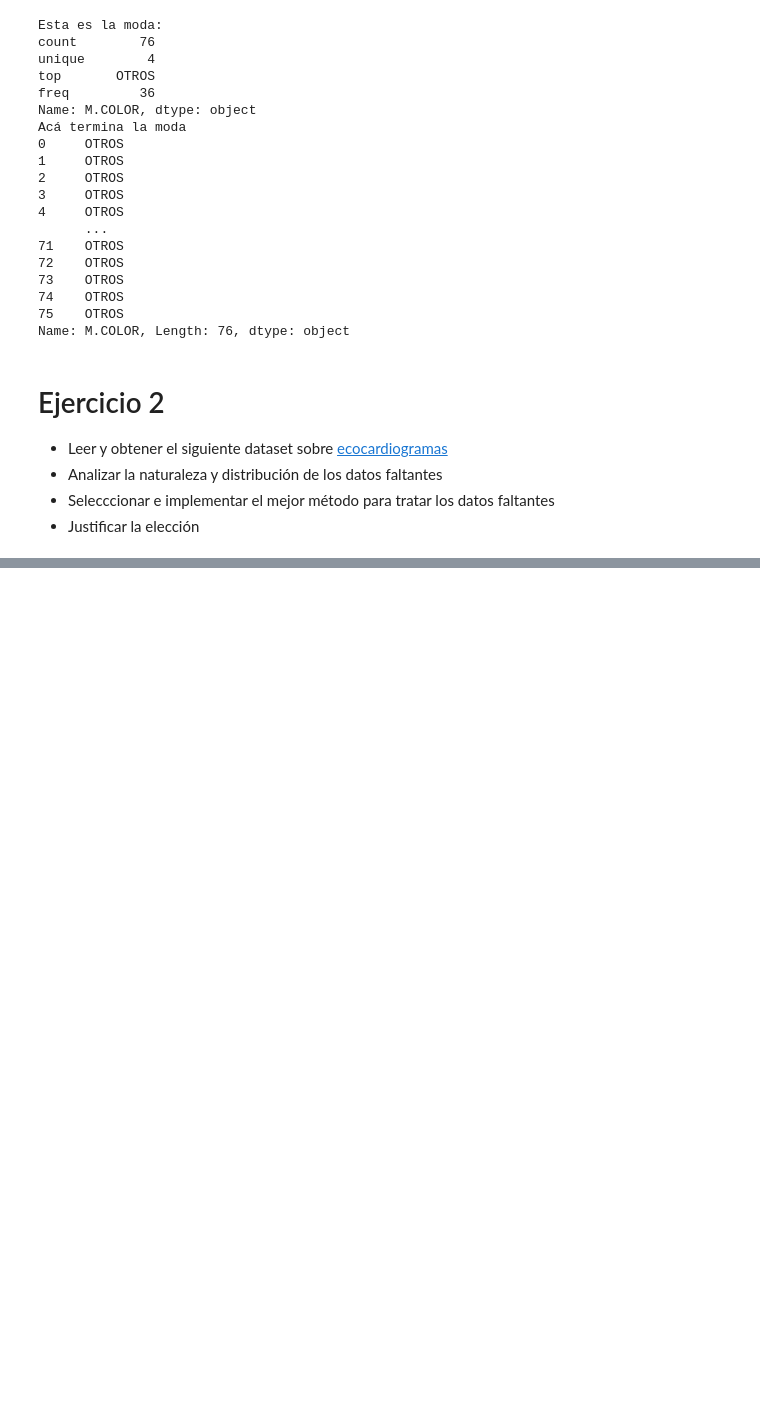
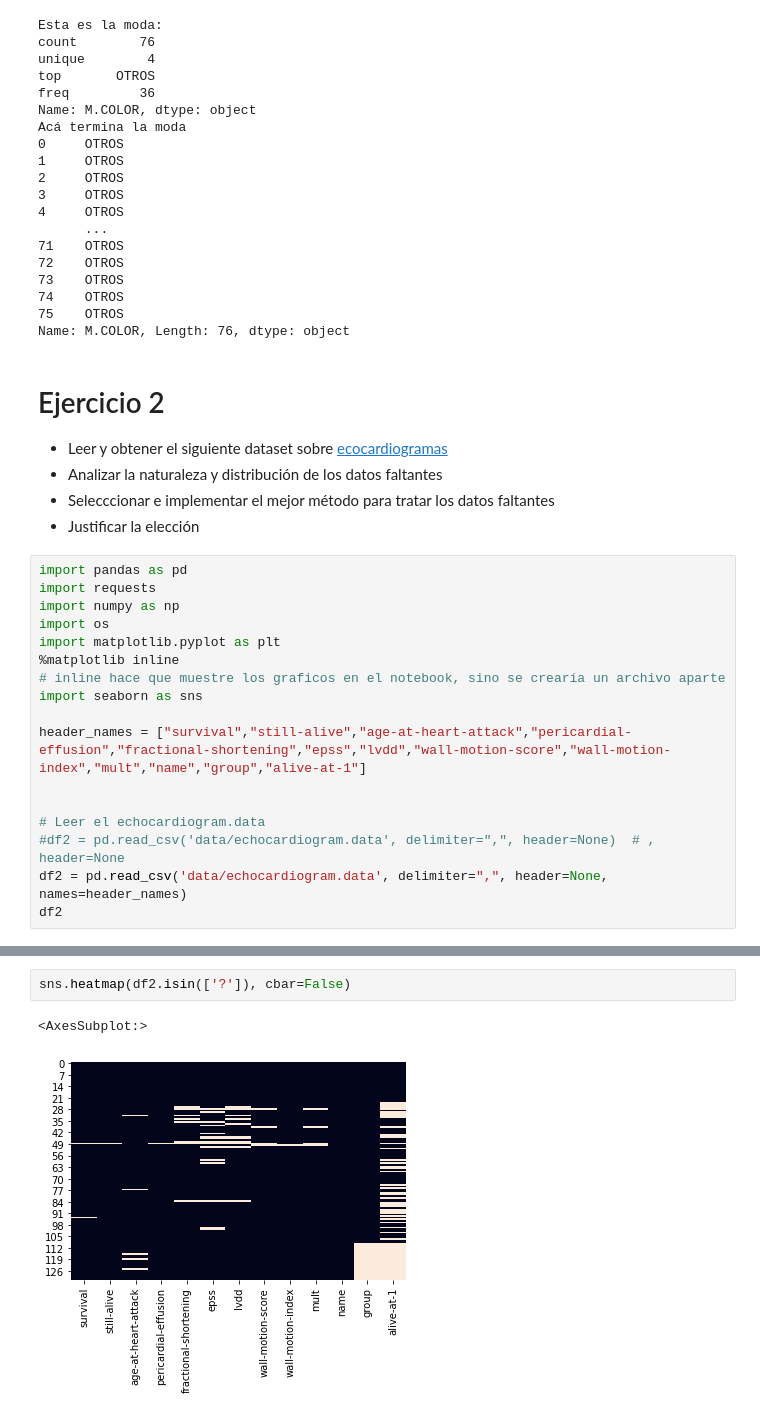
Before and after one commit to ArianMisino/BaseDeDatos2UM, a Jupyter notebook: 2 - TP2.ipynb, the cells around one changed output, grey strips where cells are left out. Cells and saved outputs as stored; diff of their text form; blank space fills up the shorter version.

```diff
--- a/2 - TP2.ipynb
+++ b/2 - TP2.ipynb
@@ -174,3 +175,20 @@ Name: M.COLOR, Length: 76, dtype: object
 - Analizar la naturaleza y distribución de los datos faltantes
 - Selecccionar e implementar el mejor método para tratar los datos faltantes
 - Justificar la elección
+# %%
+import pandas as pd
+import requests
+import numpy as np
+import os
+import matplotlib.pyplot as plt
+%matplotlib inline
+# inline hace que muestre los graficos en el notebook, sino se crearía un archivo aparte
+import seaborn as sns
+
+header_names = ["survival","still-alive","age-at-heart-attack","pericardial-effusion","fractional-shortening","epss","lvdd","wall-motion-score","wall-motion-index","mult","name","group","alive-at-1"]
+
+
+# Leer el echocardiogram.data
+#df2 = pd.read_csv('data/echocardiogram.data', delimiter=",", header=None)  # , header=None
+df2 = pd.read_csv('data/echocardiogram.data', delimiter=",", header=None, names=header_names)
+df2
@@ -176,0 +245,5 @@ Name: M.COLOR, Length: 76, dtype: object
+# %%
+sns.heatmap(df2.isin(['?']), cbar=False)
+# %% [output]
+<AxesSubplot:>
+[figure, added]
```
Also changed, not shown: parts of 10 cells of this notebook, 2 other files.
